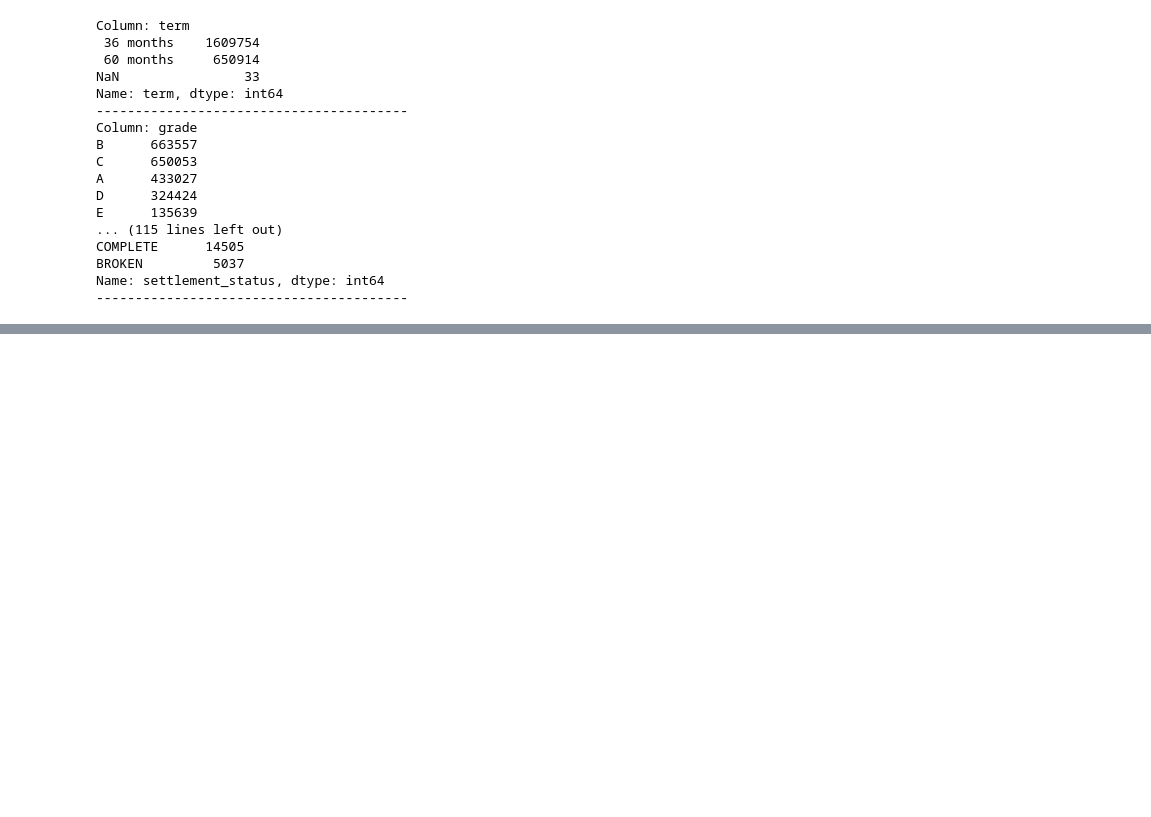
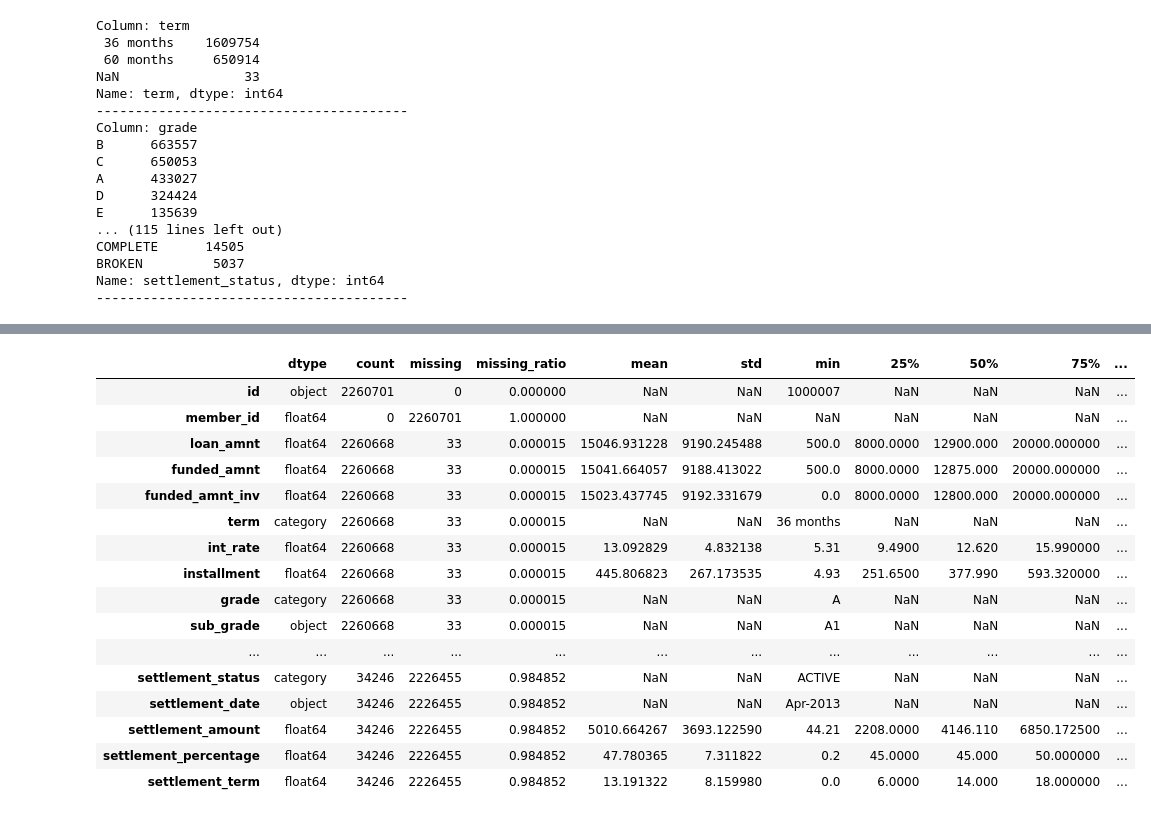
Before and after one commit to bkochanski/Credit-Risk-Analysis-Kaggle, a Jupyter notebook: notebooks/tests.ipynb, the cells around one changed output, grey strips where cells are left out. Saved outputs shown, nothing was run; the diff lists cells and outputs as text; code cells hidden in the pictures; blank space fills up the shorter version.

```diff
--- a/notebooks/tests.ipynb
+++ b/notebooks/tests.ipynb
@@ -104,3 +122,13 @@ summary[summary['unique'] < 10]
+# %%
+cat_cols = [
+    "term","grade","home_ownership","verification_status","loan_status",
+    "pymnt_plan","initial_list_status","application_type","verification_status_joint",
+    "hardship_flag","hardship_type","hardship_reason","hardship_status",
+    "hardship_loan_status","disbursement_method","debt_settlement_flag","settlement_status"
+]
+
+for col in cat_cols:
+    df[col] = df[col].astype("category")
 # %%
 cols_small_unique = summary[summary['unique'] < 10].index.tolist()
 for col in cols_small_unique:
@@ -139,0 +265,22 @@ display(HTML(f"<div style='height:600px; overflow:auto'>{output}</div>"))
+# %%
+pd.set_option("display.max_rows", None)
+display(summary2)
+pd.reset_option("display.max_rows")
+# %% [output]
+|  | dtype | count | missing | missing_ratio | mean | std | min | 25% | 50% | 75% | ... |
+| id | object | 2260701 | 0 | 0.000000 | NaN | NaN | 1000007 | NaN | NaN | NaN | ... |
+| member_id | float64 | 0 | 2260701 | 1.000000 | NaN | NaN | NaN | NaN | NaN | NaN | ... |
+| loan_amnt | float64 | 2260668 | 33 | 0.000015 | 15046.931228 | 9190.245488 | 500.0 | 8000.0000 | 12900.000 | 20000.000000 | ... |
+| funded_amnt | float64 | 2260668 | 33 | 0.000015 | 15041.664057 | 9188.413022 | 500.0 | 8000.0000 | 12875.000 | 20000.000000 | ... |
+| funded_amnt_inv | float64 | 2260668 | 33 | 0.000015 | 15023.437745 | 9192.331679 | 0.0 | 8000.0000 | 12800.000 | 20000.000000 | ... |
+| term | category | 2260668 | 33 | 0.000015 | NaN | NaN | 36 months | NaN | NaN | NaN | ... |
+| int_rate | float64 | 2260668 | 33 | 0.000015 | 13.092829 | 4.832138 | 5.31 | 9.4900 | 12.620 | 15.990000 | ... |
+| installment | float64 | 2260668 | 33 | 0.000015 | 445.806823 | 267.173535 | 4.93 | 251.6500 | 377.990 | 593.320000 | ... |
+| grade | category | 2260668 | 33 | 0.000015 | NaN | NaN | A | NaN | NaN | NaN | ... |
+| sub_grade | object | 2260668 | 33 | 0.000015 | NaN | NaN | A1 | NaN | NaN | NaN | ... |
+| ... | ... | ... | ... | ... | ... | ... | ... | ... | ... | ... | ... |
+| settlement_status | category | 34246 | 2226455 | 0.984852 | NaN | NaN | ACTIVE | NaN | NaN | NaN | ... |
+| settlement_date | object | 34246 | 2226455 | 0.984852 | NaN | NaN | Apr-2013 | NaN | NaN | NaN | ... |
+| settlement_amount | float64 | 34246 | 2226455 | 0.984852 | 5010.664267 | 3693.122590 | 44.21 | 2208.0000 | 4146.110 | 6850.172500 | ... |
+| settlement_percentage | float64 | 34246 | 2226455 | 0.984852 | 47.780365 | 7.311822 | 0.2 | 45.0000 | 45.000 | 50.000000 | ... |
+| settlement_term | float64 | 34246 | 2226455 | 0.984852 | 13.191322 | 8.159980 | 0.0 | 6.0000 | 14.000 | 18.000000 | ... |
```
Also changed, not shown: parts of 5 cells of this notebook.
